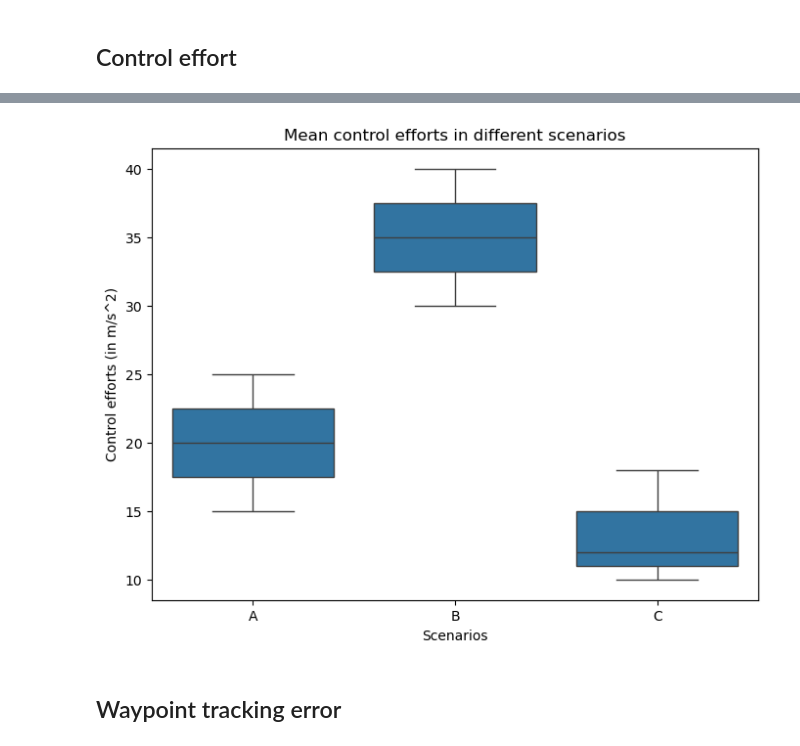
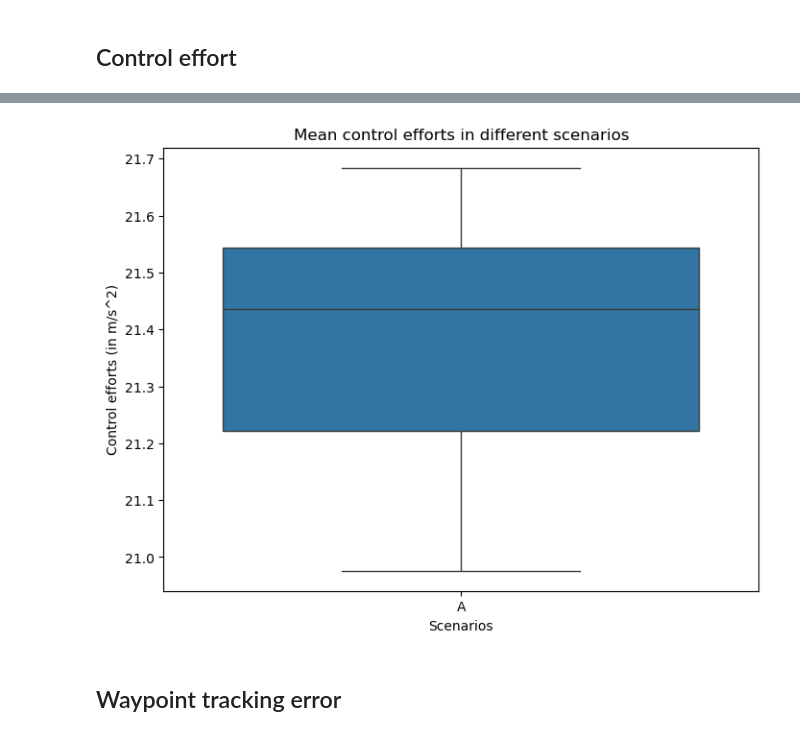
Before and after one commit to AntreasK24/RO47005-Project, a Jupyter notebook: drone_ws/src/Logs_eval/post_process_logs.ipynb, the cells around one changed output, grey strips where cells are left out. Saved outputs shown, nothing was run; the diff lists cells and outputs as text; code cells hidden in the pictures.

Commit message:
Change to scenario 3

```diff
--- a/drone_ws/src/Logs_eval/post_process_logs.ipynb
+++ b/drone_ws/src/Logs_eval/post_process_logs.ipynb
@@ -313,25 +325,31 @@ print(std_control_effort) # standard deviation of control efforts for a scenario
 # %%
 control_effort_group = {
-    'scenarios': ['A', 'A', 'A', 'B', 'B', 'B', 'C', 'C', 'C'],
-    'control_effort': [15, 20, 25, 30, 35, 40, 10, 12, 18]
+    'scenarios': ['A']*11,
+    'control_effort': [21.683970884397375, 21.491114505099205, 21.34045706949939, 21.143226596860803, 21.622090683715115, 20.975978549391776, 21.539624517336073, 21.43645853285737, 21.546730258946386, 21.29855859036413, 21.09793836484143]
+
 }
+
+# control_effort_group = {
+#     'scenarios': ['A', 'A', 'A', 'B', 'B', 'B', 'C', 'C', 'C'],
+#     'control_effort': [15, 20, 25, 30, 35, 40, 10, 12, 18]
+# }
 
 # Create a DataFrame
 df = pd.DataFrame(control_effort_group)
 
 # Create the box plot (quartile plot)
 plt.figure(figsize=(8, 6))
 sns.boxplot(x='scenarios', y='control_effort', data=df)
 
 # Add labels and title
 plt.title('Mean control efforts in different scenarios')
 plt.xlabel('Scenarios')
 plt.ylabel('Control efforts (in m/s^2)')
 
 # Show the plot
 plt.show()
 # %% [output]
-[figure, old version]
+[figure, new version]
 # %% [markdown]
 ## Waypoint tracking error
 # %%
```
Also changed, not shown: parts of 13 cells of this notebook, 2 other files.
